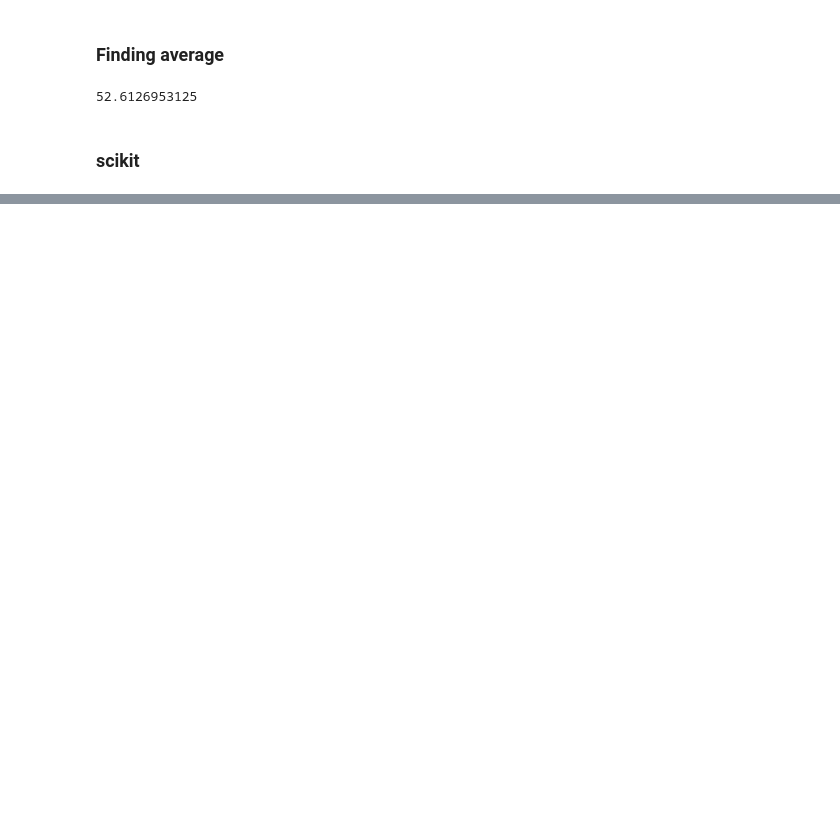
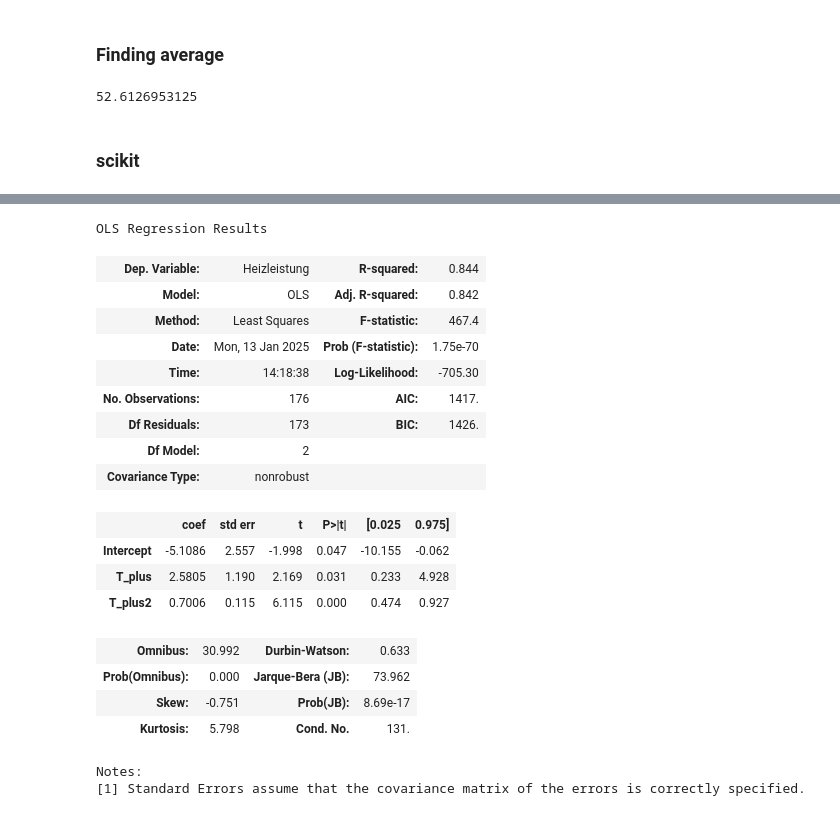
Before and after one commit to ltomas1/DES.sim, a Jupyter notebook: src/utils/chp_reg.ipynb, the cells around one changed output, grey strips where cells are left out. Saved outputs shown, nothing was run; the diff lists cells and outputs as text; code cells hidden in the pictures; blank space fills up the shorter version.

```diff
--- a/src/utils/chp_reg.ipynb
+++ b/src/utils/chp_reg.ipynb
@@ -221,0 +251,24 @@ Intercept: -10.28486213235292
+# %%
+results = smf.ols('Heizleistung ~ T_plus + T_plus2', data = filtered).fit()
+results.summary()
+# %% [output]
+OLS Regression Results
+| Dep. Variable: | Heizleistung | R-squared: | 0.844 |
+| Model: | OLS | Adj. R-squared: | 0.842 |
+| Method: | Least Squares | F-statistic: | 467.4 |
+| Date: | Mon, 13 Jan 2025 | Prob (F-statistic): | 1.75e-70 |
+| Time: | 14:18:38 | Log-Likelihood: | -705.30 |
+| No. Observations: | 176 | AIC: | 1417. |
+| Df Residuals: | 173 | BIC: | 1426. |
+| Df Model: | 2 |  |  |
+| Covariance Type: | nonrobust |  |  |
+|  | coef | std err | t | P>|t| | [0.025 | 0.975] |
+| Intercept | -5.1086 | 2.557 | -1.998 | 0.047 | -10.155 | -0.062 |
+| T_plus | 2.5805 | 1.190 | 2.169 | 0.031 | 0.233 | 4.928 |
+| T_plus2 | 0.7006 | 0.115 | 6.115 | 0.000 | 0.474 | 0.927 |
+| Omnibus: | 30.992 | Durbin-Watson: | 0.633 |
+| Prob(Omnibus): | 0.000 | Jarque-Bera (JB): | 73.962 |
+| Skew: | -0.751 | Prob(JB): | 8.69e-17 |
+| Kurtosis: | 5.798 | Cond. No. | 131. |
+Notes:
+[1] Standard Errors assume that the covariance matrix of the errors is correctly specified.
```
Also changed, not shown: parts of 14 cells of this notebook, 4 other files.
